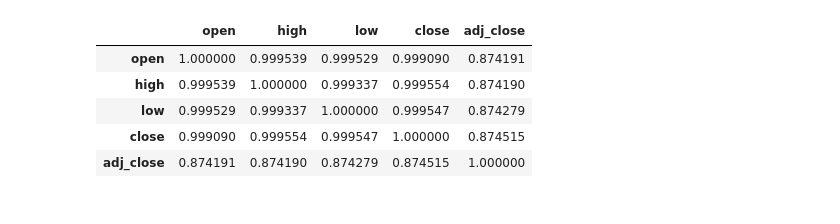
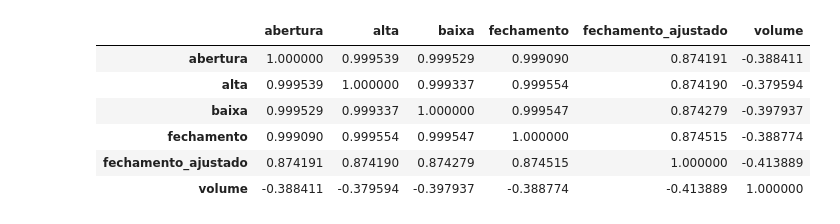
Before and after one commit to PedroJunior56/Projeto-Aplicado-II, a Jupyter notebook: scripts/AED.ipynb, the cells around one changed output. Drawn from its saved outputs; the diff is of its cells as text; code cells hidden in the pictures.

```diff
--- a/scripts/AED.ipynb
+++ b/scripts/AED.ipynb
@@ -7,4 +10,3 @@ pd.__version__
 # %%
-# Importando o dataset.
-ibm = pd.read_csv('../dados/IBM.CSV', names=['date', 'open', 'high', 'low', 'close', 'adj_close', 'volume'], header=0)
-ibm
+# Carregando o dataset.
+ibm = pd.read_csv("../dados/IBM.csv", names=["data", "abertura", "alta", "baixa", "fechamento", "fechamento_ajustado", "volume"], header=0)
@@ -25,11 +31,11 @@ ibm
+# %%
+# Fazendo a limpeza dos dados e convertendo eles para formatos de maior legibilidade.
+ibm["data"] = pd.to_datetime(ibm["data"])
+ibm["abertura"] = ibm["abertura"].round(3)
+ibm["alta"] = ibm["alta"].round(3)
+ibm["baixa"] = ibm["baixa"].round(3)
+ibm["fechamento"] = ibm["fechamento"].round(3)
+ibm["fechamento_ajustado"] = ibm["fechamento_ajustado"].round(3)
 # %%
 # Remoção de valores nulos
 ibm = ibm.dropna()
-# %%
-# Arredondando para duas casas decimais, para tornar os cálculos mais fáceis.
-ibm['open'] = ibm['open'].round(3)
-ibm['high'] = ibm['high'].round(3)
-ibm['low'] = ibm['low'].round(3)
-ibm['close'] = ibm['close'].round(3)
-ibm['adj_close'] = ibm['adj_close'].round(3)
-ibm
@@ -71,10 +76,12 @@ estatisticas.round(3)
 # %%
 # Gerando uma matriz de correlação linear.
-ibm[['open', 'high', 'low', 'close', 'adj_close']].corr()
+matriz_correlacao = ibm[["abertura", "alta", "baixa", "fechamento", "fechamento_ajustado", "volume"]].corr()
+matriz_correlacao
 # %% [output]
-|  | open | high | low | close | adj_close |
-| open | 1.000000 | 0.999539 | 0.999529 | 0.999090 | 0.874191 |
-| high | 0.999539 | 1.000000 | 0.999337 | 0.999554 | 0.874190 |
-| low | 0.999529 | 0.999337 | 1.000000 | 0.999547 | 0.874279 |
-| close | 0.999090 | 0.999554 | 0.999547 | 1.000000 | 0.874515 |
-| adj_close | 0.874191 | 0.874190 | 0.874279 | 0.874515 | 1.000000 |
+|  | abertura | alta | baixa | fechamento | fechamento_ajustado | volume |
+| abertura | 1.000000 | 0.999539 | 0.999529 | 0.999090 | 0.874191 | -0.388411 |
+| alta | 0.999539 | 1.000000 | 0.999337 | 0.999554 | 0.874190 | -0.379594 |
+| baixa | 0.999529 | 0.999337 | 1.000000 | 0.999547 | 0.874279 | -0.397937 |
+| fechamento | 0.999090 | 0.999554 | 0.999547 | 1.000000 | 0.874515 | -0.388774 |
+| fechamento_ajustado | 0.874191 | 0.874190 | 0.874279 | 0.874515 | 1.000000 | -0.413889 |
+| volume | -0.388411 | -0.379594 | -0.397937 | -0.388774 | -0.413889 | 1.000000 |
```
Also changed, not shown: parts of 23 cells of this notebook, 5 other files.
